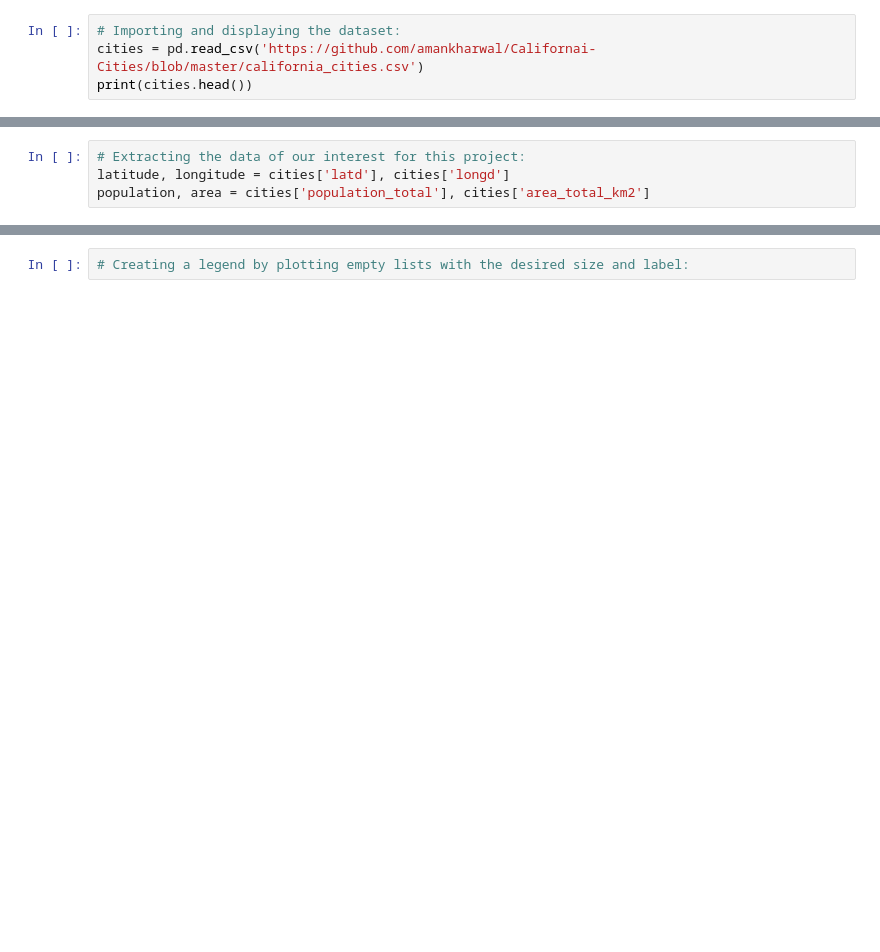
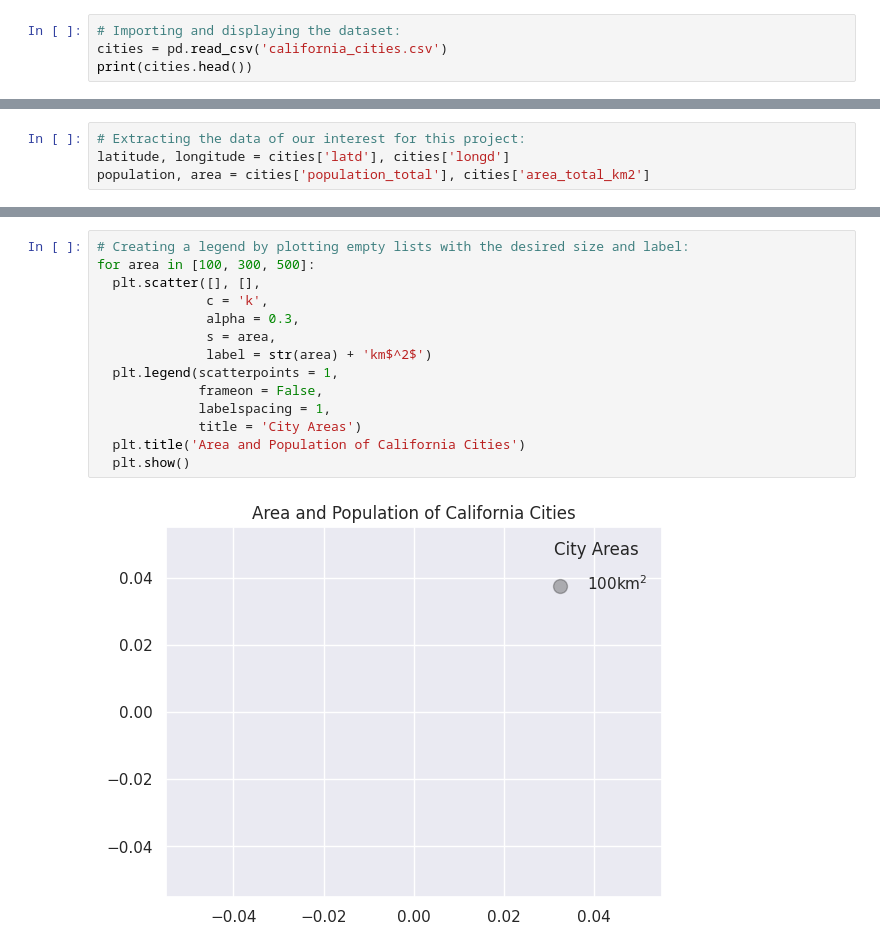
Before and after one commit to guilhermelaviola/DataScienceAreaAndPopulation, a Jupyter notebook: DataScienceAreaAndPopulation.ipynb, the cells around one changed output, grey strips where cells are left out. Cells and saved outputs as stored; diff of their text form; blank space fills up the shorter version.

```diff
--- a/DataScienceAreaAndPopulation.ipynb
+++ b/DataScienceAreaAndPopulation.ipynb
@@ -8,6 +8,6 @@ import matplotlib.pyplot as plt
 import seaborn
 # %%
 # Importing and displaying the dataset:
-cities = pd.read_csv('https://github.com/amankharwal/Californai-Cities/blob/master/california_cities.csv')
+cities = pd.read_csv('california_cities.csv')
 print(cities.head())
 # %% [output]
@@ -30,2 +52,16 @@ plt.clim(3, 7)
-# %%
-# Creating a legend by plotting empty lists with the desired size and label:
+# %%
+# Creating a legend by plotting empty lists with the desired size and label:
+for area in [100, 300, 500]:
+  plt.scatter([], [],
+              c = 'k',
+              alpha = 0.3,
+              s = area,
+              label = str(area) + 'km$^2$')
+  plt.legend(scatterpoints = 1,
+             frameon = False,
+             labelspacing = 1,
+             title = 'City Areas')
+  plt.title('Area and Population of California Cities')
+  plt.show()
+# %% [output]
+[figure, added]
```
Also changed, not shown: parts of 3 cells of this notebook.
